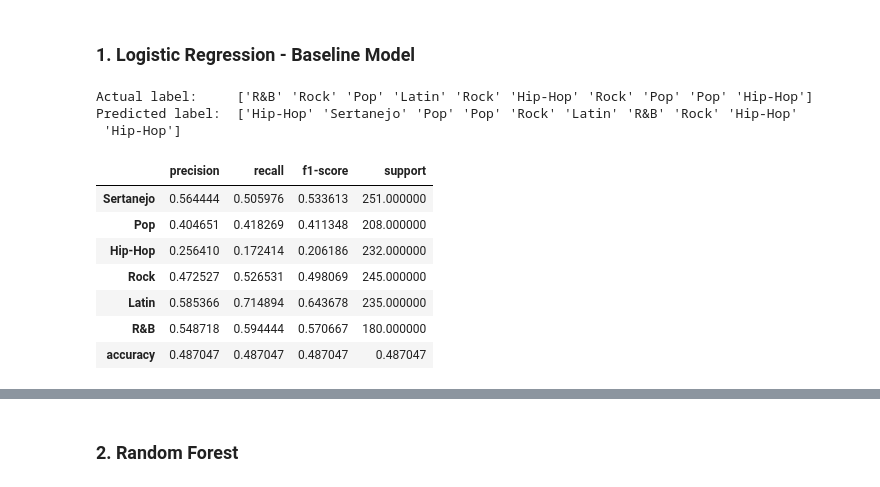
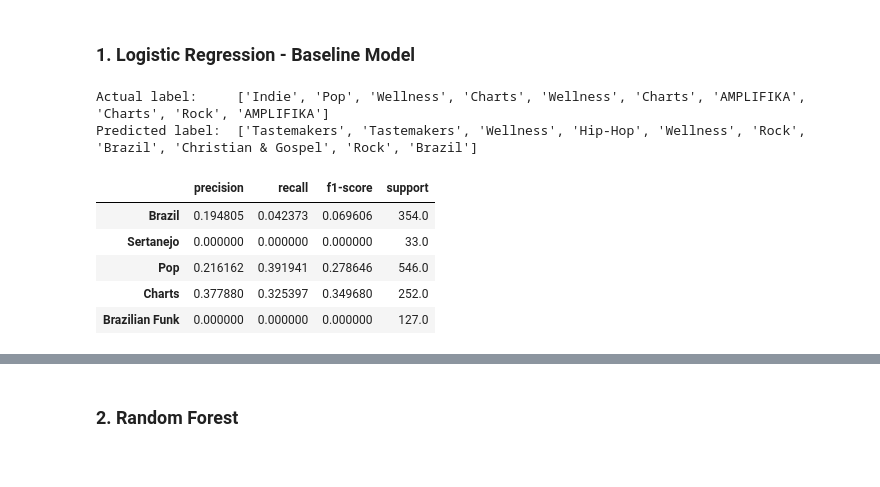
Before and after one commit to CDIMT2024/chorano_e_dancando, a Jupyter notebook: spotfy-AI/spotfy.ipynb, the cells around one changed output, grey strips where cells are left out. Saved outputs shown, nothing was run; the diff lists cells and outputs as text; code cells hidden in the pictures.

```diff
--- a/spotfy-AI/spotfy.ipynb
+++ b/spotfy-AI/spotfy.ipynb
@@ -780,0 +994,3 @@ for i in with_none:
+# %%
+#mudar o nome de ids para track_ids
+track_ids_df_filled = track_ids_df_filled.rename(columns={'ids': 'track_ids'})
@@ -881,0 +1144,15 @@ Name: count, dtype: int64
+# %%
+if not os.path.exists('track_features.csv'):
+    try:
+        track_features=get_tracks_features(track_ids_df_filled)
+        df_track_features = pd.DataFrame(track_features)
+        df=df_track_features
+        df.to_csv('track_features.csv', index=False)
+    except Exception:
+        print(f"Erro ao concluir : {Exception}")
+else:
+    print("Arquivo existente usando track_features.csv local")
+    track_features = pd.read_csv('track_ids.csv')
+    df_track_features = pd.DataFrame(track_features)
+    df=df_track_features
+    df_track_features
@@ -912,12 +1206,0 @@ pipeline_lr = Pipeline(
-# %%
-# evaluate performance on validation data
-pipeline_lr.fit(X_train, y_train)
-# make prediction on validation data
-y_val_pred = pipeline_lr.predict(X_val)
-# check first 20 ground truths and prediction
-print('Actual label:    ', y_val[:10])
-print('Predicted label: ', y_val_pred[:10])
-# %% [output]
-Actual label:     ['R&B' 'Rock' 'Pop' 'Latin' 'Rock' 'Hip-Hop' 'Rock' 'Pop' 'Pop' 'Hip-Hop']
-Predicted label:  ['Hip-Hop' 'Sertanejo' 'Pop' 'Pop' 'Rock' 'Latin' 'R&B' 'Rock' 'Hip-Hop'
- 'Hip-Hop']
@@ -924,20 +1262,31 @@ Predicted label:  ['Hip-Hop' 'Sertanejo' 'Pop' 'Pop' 'Rock' 'Latin' 'R&B' 'Rock'
+# %%
+# Treine o modelo final com os melhores hiperparâmetros encontrados pelo GridSearchCV
+best_lr_pipeline.fit(X_train, y_train)
+
+# Faça previsões no conjunto de validação
+y_val_pred = best_lr_pipeline.predict(X_val)
+
+# Visualize as primeiras 10 previsões e seus valores reais correspondentes
+print('Actual label:    ', y_val[:10].tolist())  # Convertendo para lista para exibir melhor
+print('Predicted label: ', y_val_pred[:10].tolist())
+# %% [output]
+Actual label:     ['Indie', 'Pop', 'Wellness', 'Charts', 'Wellness', 'Charts', 'AMPLIFIKA', 'Charts', 'Rock', 'AMPLIFIKA']
+Predicted label:  ['Tastemakers', 'Tastemakers', 'Wellness', 'Hip-Hop', 'Wellness', 'Rock', 'Brazil', 'Christian & Gospel', 'Rock', 'Brazil']
 # %%
 # module for classification report
 from sklearn.metrics import classification_report
 # print out classification report
 target_names = df['category'].unique()
 report_1 = classification_report(y_val, y_val_pred, target_names=target_names,output_dict=True)
 df_r_logistic = pd.DataFrame(report_1).transpose()
-df_r_logistic.head(7)
+df_r_logistic.head()
 # %% [output]
 |  | precision | recall | f1-score | support |
-| Sertanejo | 0.564444 | 0.505976 | 0.533613 | 251.000000 |
-| Pop | 0.404651 | 0.418269 | 0.411348 | 208.000000 |
-| Hip-Hop | 0.256410 | 0.172414 | 0.206186 | 232.000000 |
-| Rock | 0.472527 | 0.526531 | 0.498069 | 245.000000 |
-| Latin | 0.585366 | 0.714894 | 0.643678 | 235.000000 |
-| R&B | 0.548718 | 0.594444 | 0.570667 | 180.000000 |
-| accuracy | 0.487047 | 0.487047 | 0.487047 | 0.487047 |
+| Brazil | 0.194805 | 0.042373 | 0.069606 | 354.0 |
+| Sertanejo | 0.000000 | 0.000000 | 0.000000 | 33.0 |
+| Pop | 0.216162 | 0.391941 | 0.278646 | 546.0 |
+| Charts | 0.377880 | 0.325397 | 0.349680 | 252.0 |
+| Brazilian Funk | 0.000000 | 0.000000 | 0.000000 | 127.0 |
 # %%
 cm = confusion_matrix(y_val, y_val_pred)
 
```
Also changed, not shown: parts of 83 cells of this notebook, 2 other files.
